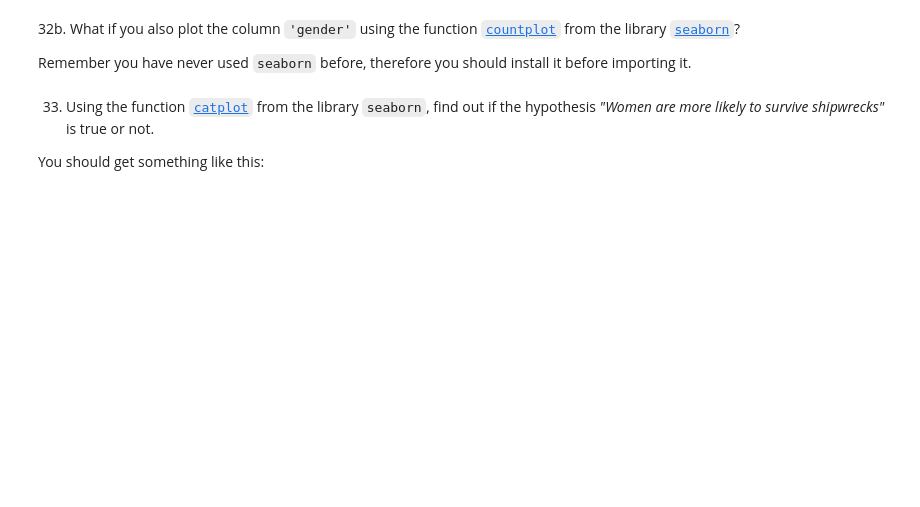
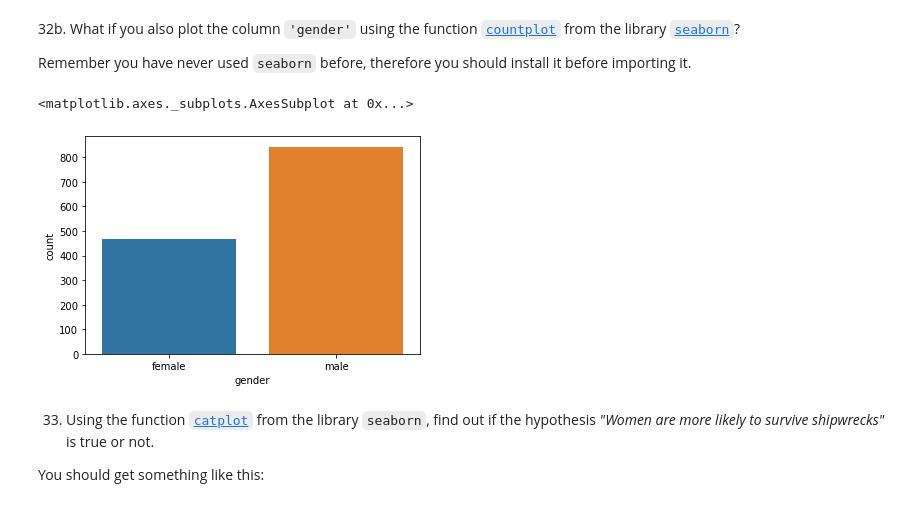
Before and after one commit to Jalex-Yestera/datascience-thebridge, a Jupyter notebook: week5/day5/exercises/pandas/titanic/Titanic-exercise.ipynb, the cells around one changed output. Saved outputs shown, nothing was run; the diff lists cells and outputs as text; code cells hidden in the pictures; blank space fills up the shorter version.

```diff
--- a/week5/day5/exercises/pandas/titanic/Titanic-exercise.ipynb
+++ b/week5/day5/exercises/pandas/titanic/Titanic-exercise.ipynb
@@ -568,3 +602,8 @@ Remember you have never used `seaborn` before, therefore you should install it b
+# %%
+sb.countplot(titanic.gender)
+# %% [output]
+<matplotlib.axes._subplots.AxesSubplot at 0x...>
+[figure, added]
 # %% [markdown]
 33. Using the function [`catplot`](https://seaborn.pydata.org/generated/seaborn.catplot.html) from the library `seaborn`, find out if the hypothesis _"Women are more likely to survive shipwrecks"_ is true or not.
 
```
Also changed, not shown: parts of 18 cells of this notebook, 3 other files.
